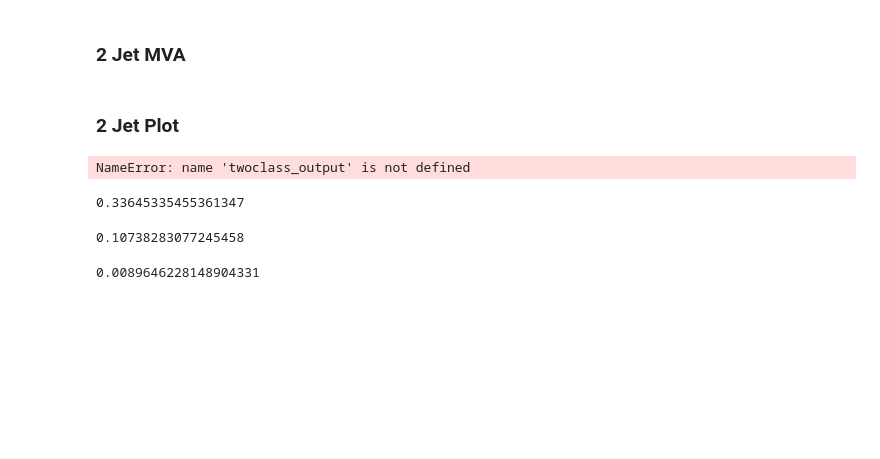
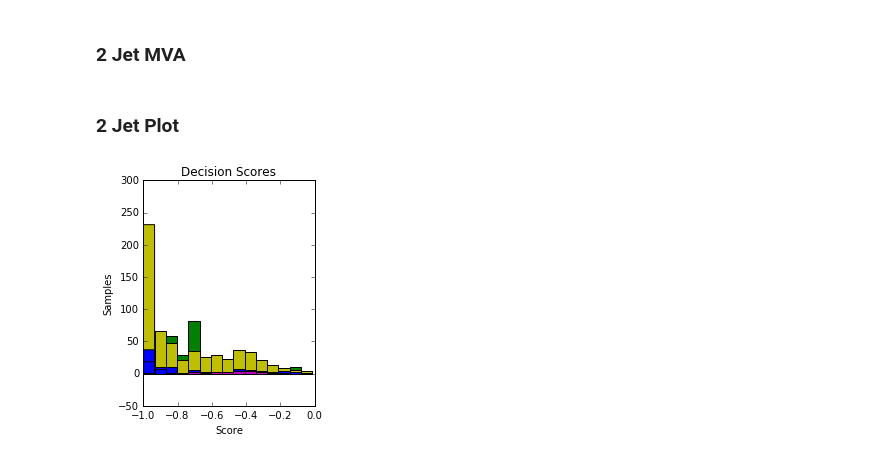
Before and after one commit to jimpala/msci-hep, a Jupyter notebook: skl_analysis/BDT_analysis.ipynb, the cells around one changed output. Drawn from its saved outputs; the diff is of its cells as text; code cells hidden in the pictures; blank space fills up the shorter version.

```diff
--- a/skl_analysis/BDT_analysis.ipynb
+++ b/skl_analysis/BDT_analysis.ipynb
@@ -229,44 +229,32 @@ twoclass_output = np.array(bdt.decision_function(test_2jet))
 # Plot decision histogram.
 plot_range = (twoclass_output.min(), twoclass_output.max())
 plt.subplot(122)
 
 plot_colors = 2*"r" + 12*"g" + "y" + 3*"b" + 3*"m"
 plot_step = 0.02
 class_names = ['qqZvvH125', 'qqWlvH125', 'Wbb', 'Wbc', 'Wcc', 'Wbl', 'Wcl', 'Wl',
                'Zbb', 'Zbc', 'Zcc', 'Zbl', 'Zcl', 'Zl', 'ttbar', 'stopt', 'stops',
                'stopWt', 'WW', 'ZZ', 'WZ']
 
 for n, c in zip(class_names, plot_colors):
     this_data = twoclass_output[test_2jet_processes == n]
     this_weights = test_2jet_weights[test_2jet_processes == n] * SF_map_2jet[n]
     plt.hist(this_data,
-             bins=10,
+             bins=15,
              weights=this_weights,
              range=plot_range,
              facecolor=c,
              label='%s' % n,
              stacked=True)
 x1, x2, y1, y2 = plt.axis()
 plt.axis((x1, x2, y1, y2 * 1.2))
 # plt.legend(loc='upper right')
 plt.ylabel('Samples')
 plt.xlabel('Score')
 plt.title('Decision Scores')
 
 plt.tight_layout()
 plt.subplots_adjust(wspace=0.35)
 plt.show()
 # %% [output]
-NameError: name 'twoclass_output' is not defined
+[figure, added]
-# %%
-np.mean(test_2jet_weights[test_2jet_processes == 'ttbar'])
-# %% [output]
-0.33645335455361347
-# %%
-np.mean(test_2jet_weights[test_2jet_processes == 'Wbb'])
-# %% [output]
-0.10738283077245458
-# %%
-np.mean(test_2jet_weights[test_2jet_processes == 'qqWlvH125'])
-# %% [output]
-0.0089646228148904331
```
Also changed, not shown: 15 other files.
